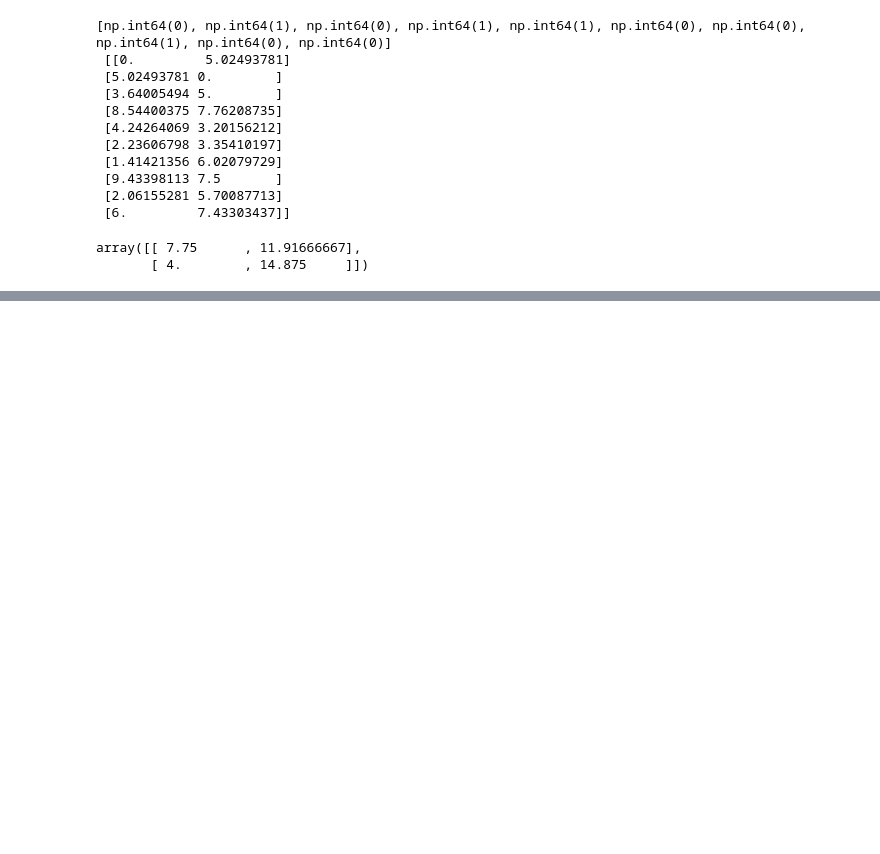
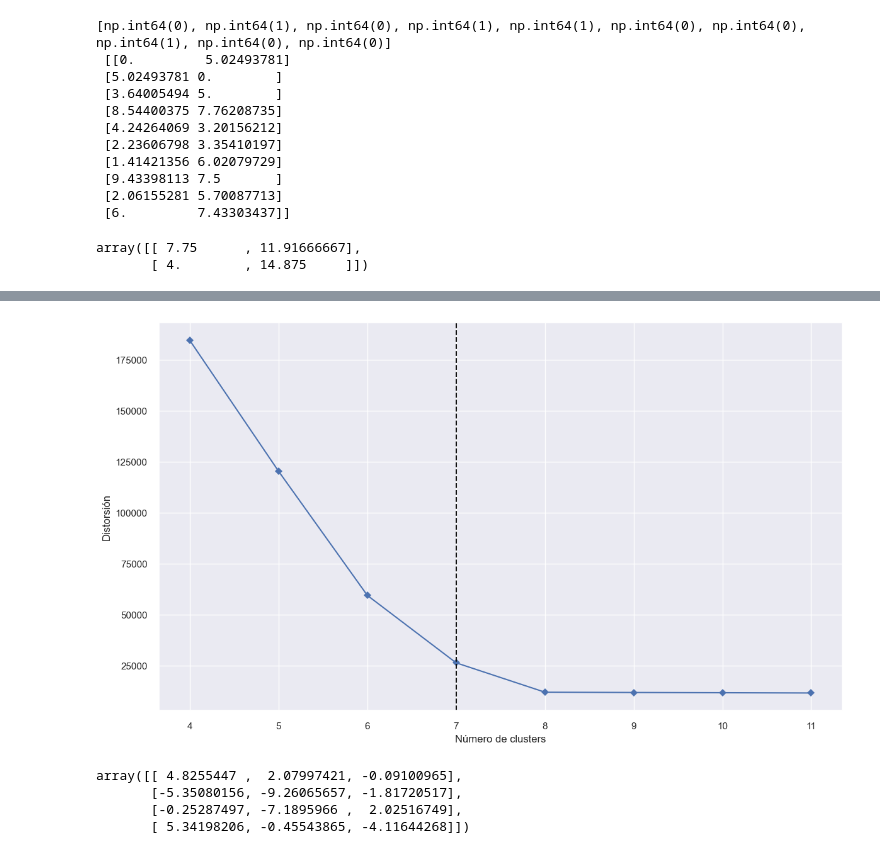
Before and after one commit to emilianodesu/LCD-5Sem-2025-1, a Jupyter notebook: PPCD/T1 Introduccion a ciencia de datos/1.2 Extraccion de grandes cantidades de informacion/agrupamientos.ipynb, the cells around one changed output, grey strips where cells are left out. Saved outputs shown, nothing was run; the diff lists cells and outputs as text; code cells hidden in the pictures; blank space fills up the shorter version.

```diff
--- a/PPCD/T1 Introduccion a ciencia de datos/1.2 Extraccion de grandes cantidades de informacion/agrupamientos.ipynb
+++ b/PPCD/T1 Introduccion a ciencia de datos/1.2 Extraccion de grandes cantidades de informacion/agrupamientos.ipynb
@@ -70,0 +134,12 @@ plt.scatter(data[:,0], data[:,1])
+# %%
+### Bootcamp
+from yellowbrick.cluster import KElbowVisualizer
+X, _ = make_blobs(n_samples=1000, n_features=12, centers=8, random_state=42)
+# Gráfica
+vis = KElbowVisualizer(KMeans(n_init='auto', random_state=0), k=(4,12), timings=False)
+vis.fit(X)
+plt.xlabel('Número de clusters')
+plt.ylabel('Distorsión')
+plt.show()
+# %% [output]
+[figure, added]
@@ -70,0 +149,11 @@ plt.scatter(data[:,0], data[:,1])
+# %%
+km = KMeans(n_clusters=4, n_init='auto')
+km = km.fit(X)
+y_hat = km.predict(X)
+C = km.cluster_centers_
+C
+# %% [output]
+array([[ 4.8255447 ,  2.07997421, -0.09100965],
+       [-5.35080156, -9.26065657, -1.81720517],
+       [-0.25287497, -7.1895966 ,  2.02516749],
+       [ 5.34198206, -0.45543865, -4.11644268]])
```
Also changed, not shown: parts of 19 cells of this notebook, 12 other files.
